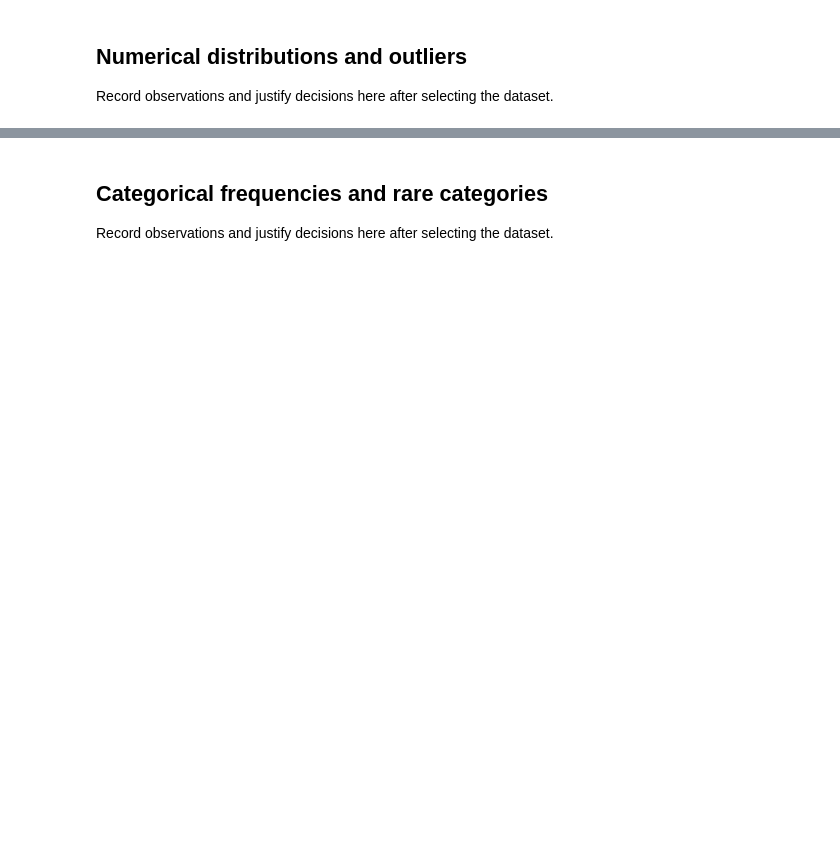
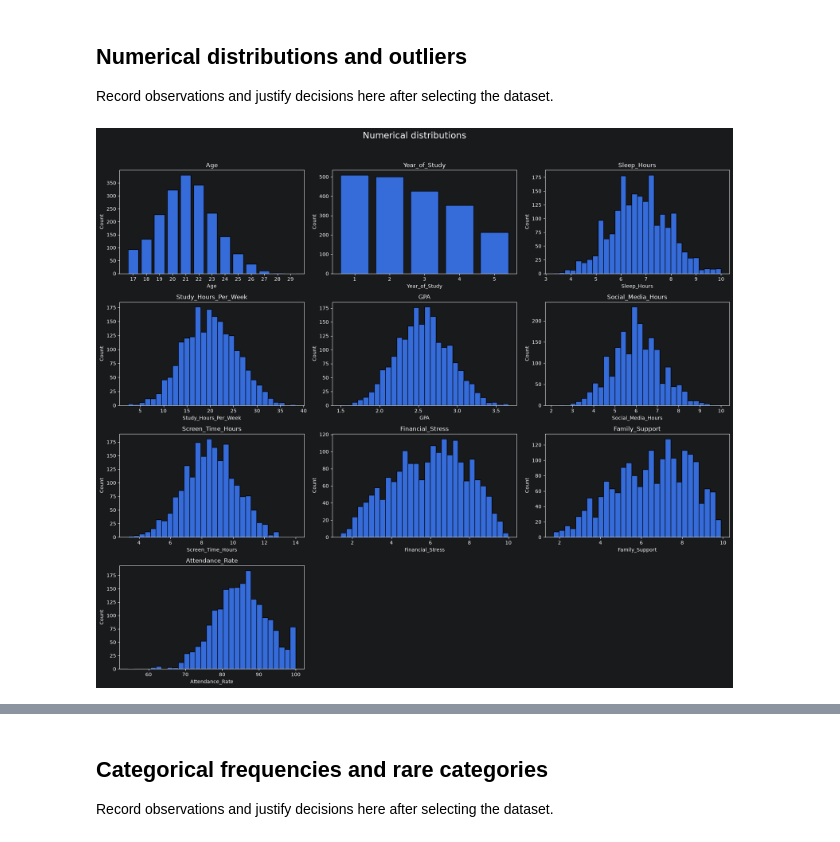
Before and after one commit to amineelhailaa/CampusEcho, a Jupyter notebook: notebooks/02_eda.ipynb, the cells around one changed output, grey strips where cells are left out. Drawn from its saved outputs; the diff is of its cells as text; code cells hidden in the pictures; blank space fills up the shorter version.

```diff
--- a/notebooks/02_eda.ipynb
+++ b/notebooks/02_eda.ipynb
@@ -18,3 +22,31 @@ Record observations and justify decisions here after selecting the dataset.
 # %% [markdown]
 ## Numerical distributions and outliers
 Record observations and justify decisions here after selecting the dataset.
+# %%
+import matplotlib.pyplot as plt
+
+numerical_columns = df.select_dtypes(include="number").columns
+
+
+fig, axes = plt.subplots(4, 3, figsize=(18, 4 * 4), squeeze=False)
+fig.suptitle("Numerical distributions", fontsize=18)
+1
+for i, column in enumerate(numerical_columns):
+    ax = axes.flat[i]
+    if column in ["Age", "Year_of_Study"]:
+        counts = df[column].value_counts().sort_index()
+        ax.bar(counts.index, counts.values, edgecolor="black")
+        ax.set_xticks(counts.index)
+    else:
+        ax.hist(df[column].dropna(), bins=30, edgecolor="black")
+    ax.set_title(column)
+    ax.set_xlabel(column)
+    ax.set_ylabel("Count")
+
+for i in range(len(numerical_columns), 4 * 3):
+    fig.delaxes(axes.flat[i])
+
+fig.tight_layout(rect=[0, 0, 1, 0.96])
+plt.show()
+# %% [output]
+[figure, added]
```
Also changed, not shown: parts of 18 cells of this notebook.
